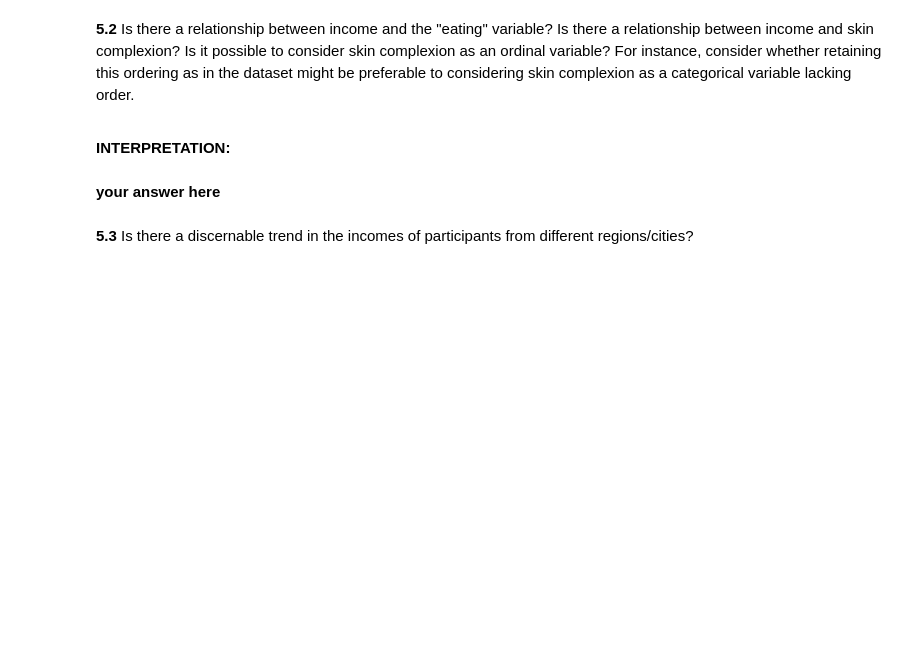
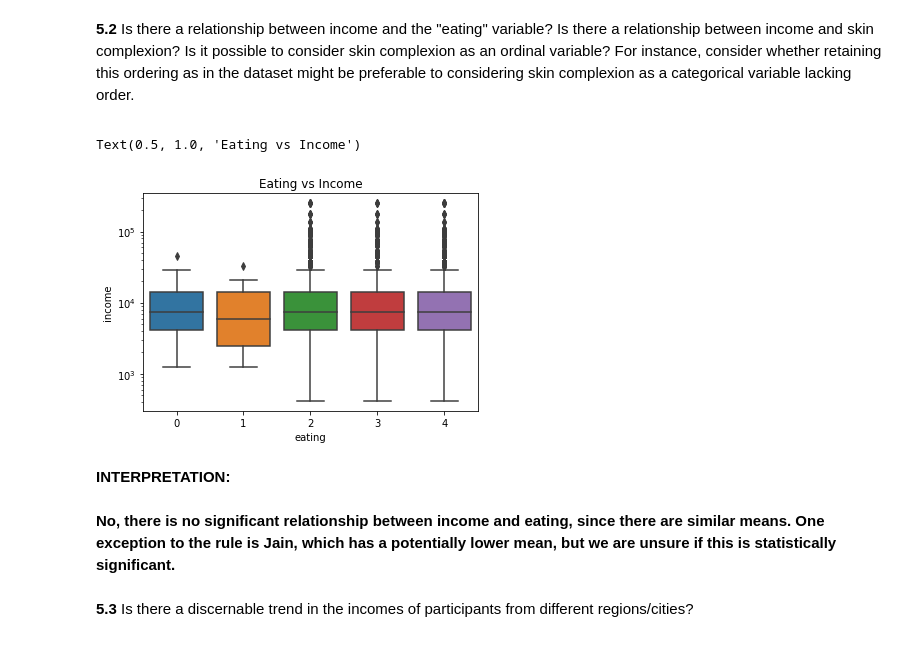
Before and after one commit to westonruths/ac209a, a Jupyter notebook: ac209a_hw2/ac209a_hw2.ipynb, the cells around one changed output. Drawn from its saved outputs; the diff is of its cells as text; code cells hidden in the pictures; blank space fills up the shorter version.

```diff
--- a/ac209a_hw2/ac209a_hw2.ipynb
+++ b/ac209a_hw2/ac209a_hw2.ipynb
@@ -949,7 +983,15 @@ Here we will answer the below questions using plots and simple statistics.
+# %%
+# your code here
+sns.boxplot(x=df2['eating'], y=df2['income'])
+plt.yscale('log')
+plt.title("Eating vs Income")
+# %% [output]
+Text(0.5, 1.0, 'Eating vs Income')
+[figure, added]
 # %% [markdown]
 **INTERPRETATION:**
-# %% [markdown]
-**your answer here**
+# %% [markdown]
+**No, there is no significant relationship between income and eating, since there are similar means. One exception to the rule is Jain, which has a potentially lower mean, but we are unsure if this is statistically significant.**
 # %% [markdown]
 <div class='exercise-r'>
 
```
Also changed, not shown: parts of 49 cells of this notebook, 7 other files.
